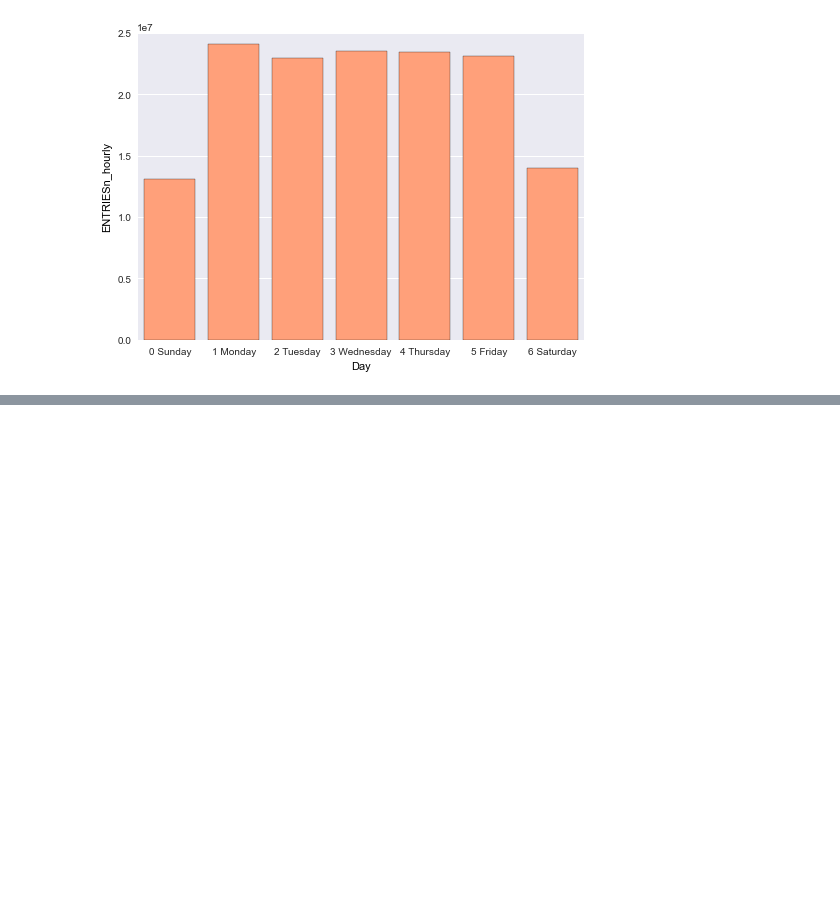
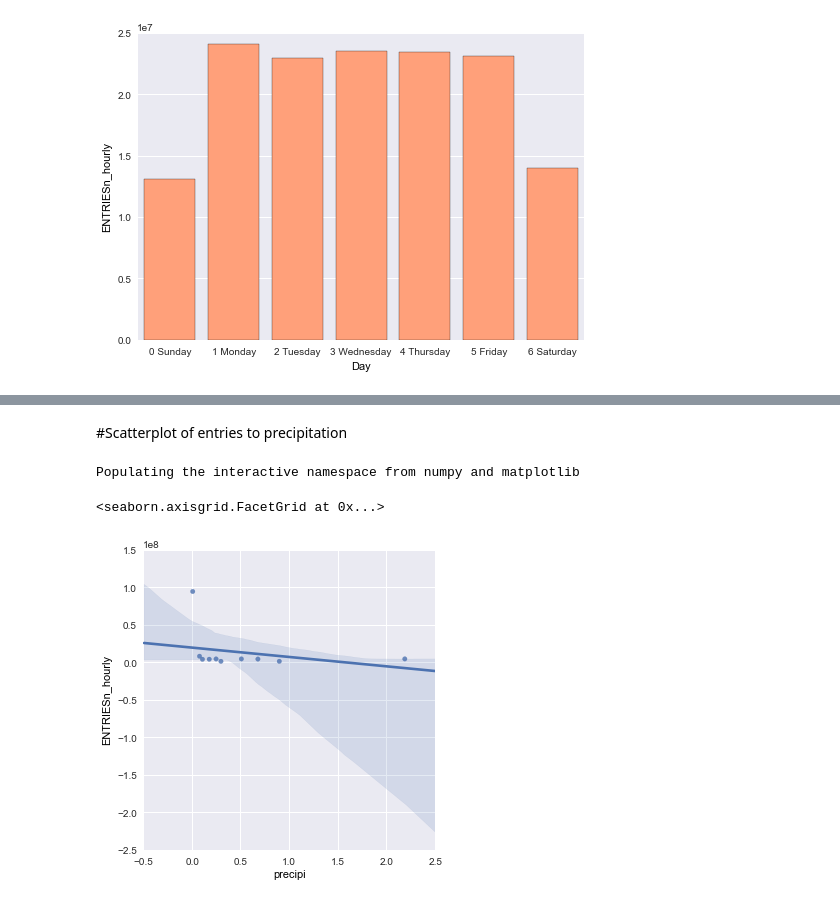
Before and after one commit to upjohnc/UdacityProject, a Jupyter notebook: Graph Analysis.ipynb, the cells around one changed output, grey strips where cells are left out. Saved outputs shown, nothing was run; the diff lists cells and outputs as text; code cells hidden in the pictures; blank space fills up the shorter version.

```diff
--- a/Graph Analysis.ipynb
+++ b/Graph Analysis.ipynb
@@ -47,0 +68,18 @@ sns.barplot(x = 'Hour', y = 'ENTRIESn_hourly', data = entriesByHour, color="Lime
+# %% [markdown]
+#Scatterplot of entries to precipitation
+# %%
+%pylab inline
+import numpy as np
+import pandas as pd
+import seaborn as sns
+
+df = pd.read_csv('nycSubway.csv')
+
+entriesByPrec = df[['precipi', 'ENTRIESn_hourly']] \
+    .groupby('precipi', as_index=False).sum()
+
+sns.lmplot('precipi', 'ENTRIESn_hourly', data = entriesByPrec)
+# %% [output]
+Populating the interactive namespace from numpy and matplotlib
+<seaborn.axisgrid.FacetGrid at 0x...>
+[figure, added]
```
Also changed, not shown: parts of 31 cells of this notebook.
